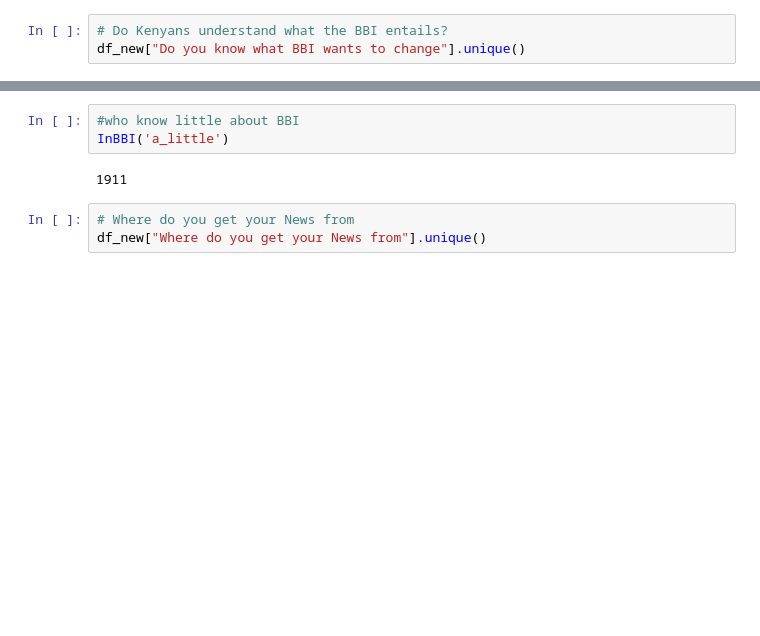
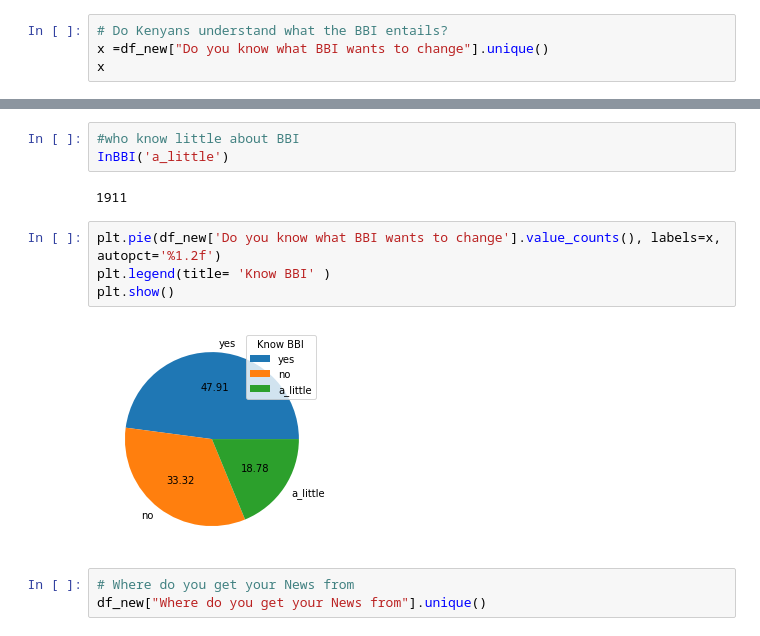
Before and after one commit to kipsangchepesa/CYBEKA, a Jupyter notebook: Copy_of_DSP_group4_project.ipynb, the cells around one changed output, grey strips where cells are left out. Drawn from its saved outputs; the diff is of its cells as text; blank space fills up the shorter version.

```diff
--- a/Copy_of_DSP_group4_project.ipynb
+++ b/Copy_of_DSP_group4_project.ipynb
@@ -354,7 +354,8 @@ None
 1. Do Kenyans understand what the BBI entails?
 # %%
 # Do Kenyans understand what the BBI entails?
-df_new["Do you know what BBI wants to change"].unique()
+x =df_new["Do you know what BBI wants to change"].unique()
+x
 # %% [output]
 array(['yes', 'no', 'a_little'], dtype=object)
 # %%
@@ -379,6 +380,12 @@ InBBI('no')
 InBBI('a_little')
 # %% [output]
 1911
+# %%
+plt.pie(df_new['Do you know what BBI wants to change'].value_counts(), labels=x,  autopct='%1.2f')
+plt.legend(title= 'Know BBI' )
+plt.show()
+# %% [output]
+[figure, added]
 # %%
 # Where do you get your News from
 df_new["Where do you get your News from"].unique()
```
